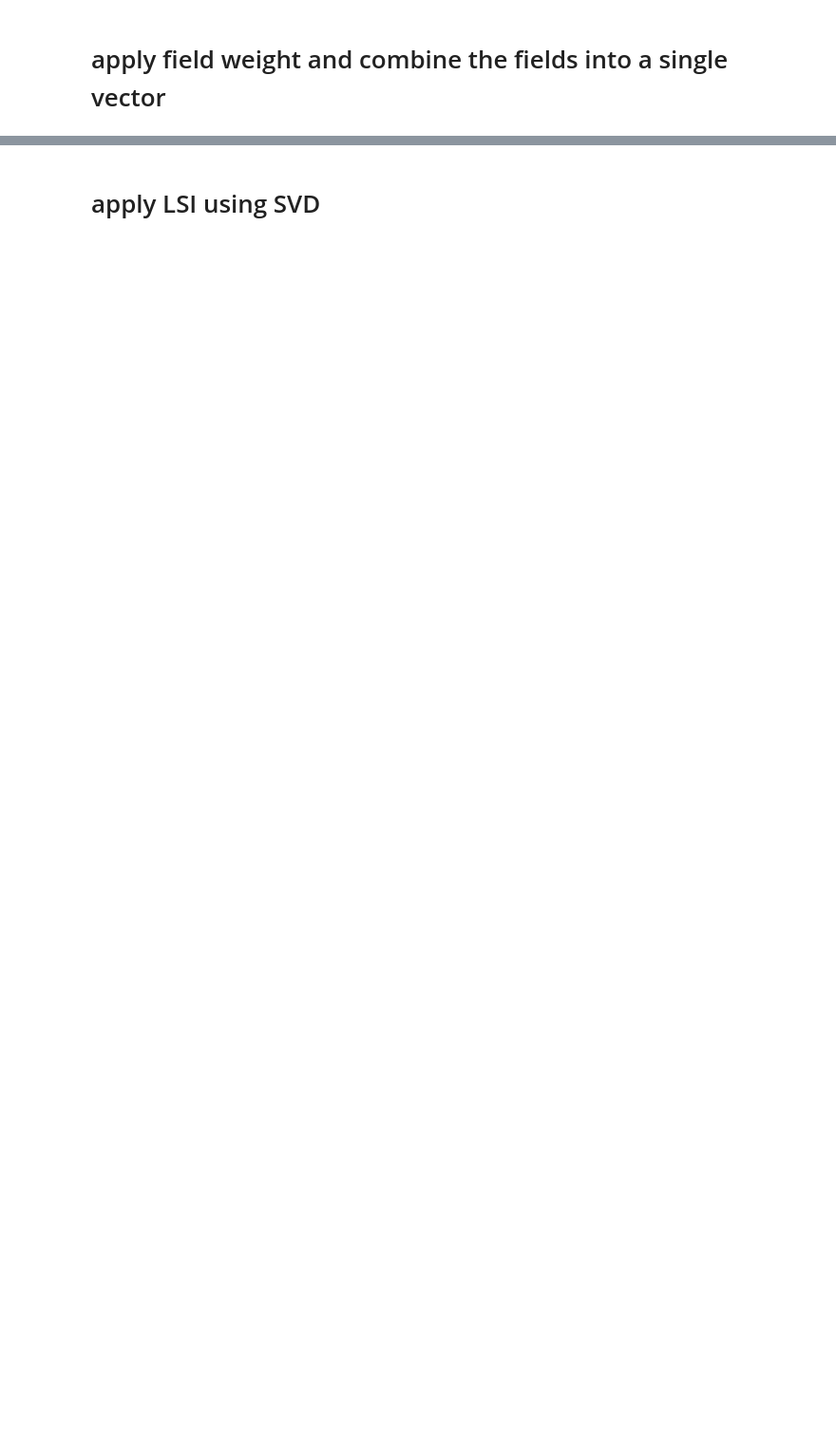
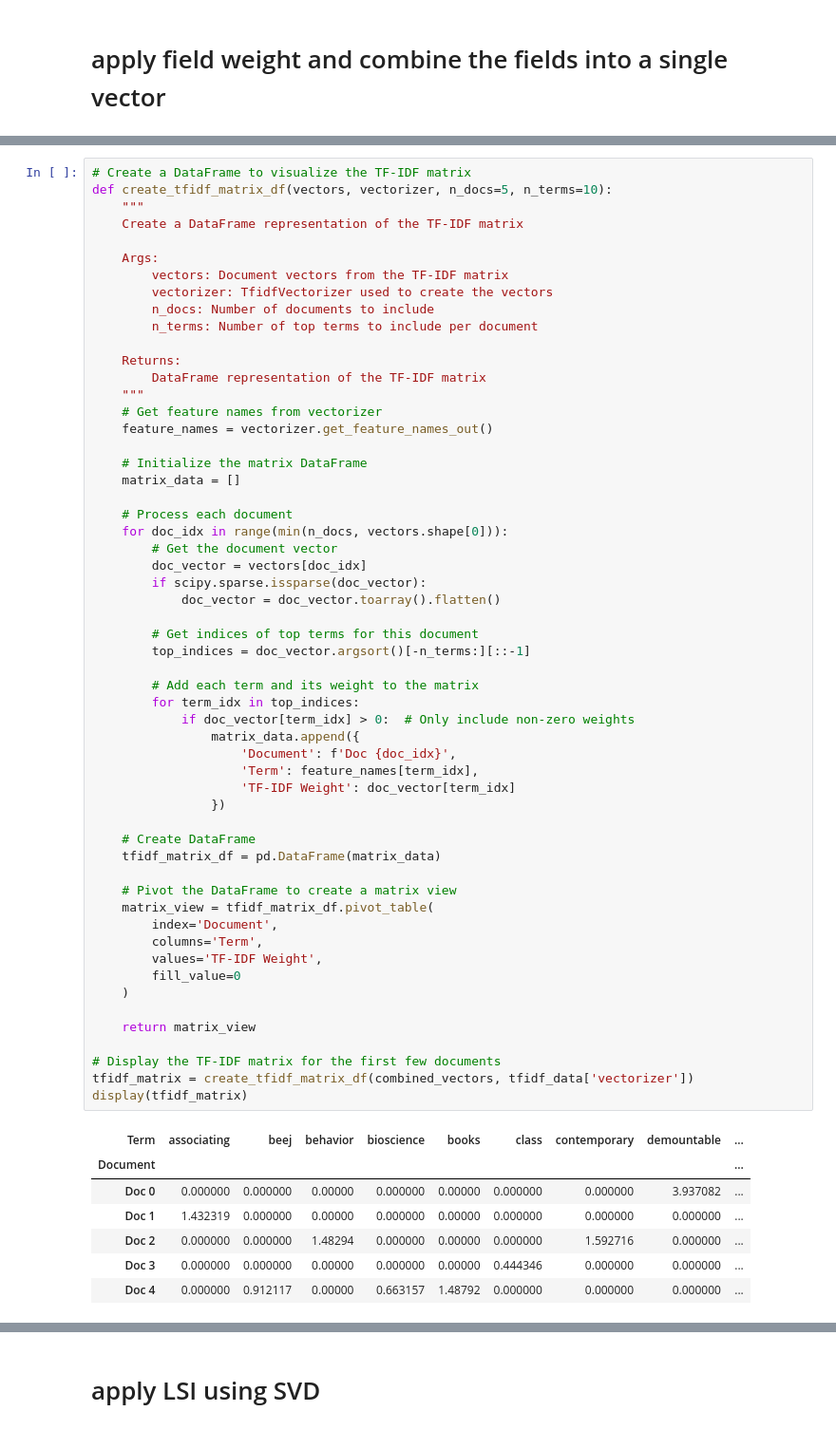
Before and after one commit to kasey-purvor/Latent_semantic_index_SearchEngine, a Jupyter notebook: data/notebook.ipynb, the cells around one changed output, grey strips where cells are left out. Shown at 95% size. Cells and saved outputs as stored; diff of their text form; blank space fills up the shorter version.

```diff
--- a/data/notebook.ipynb
+++ b/data/notebook.ipynb
@@ -551,0 +621,64 @@ demountable: 3.9371
+# %%
+# Create a DataFrame to visualize the TF-IDF matrix
+def create_tfidf_matrix_df(vectors, vectorizer, n_docs=5, n_terms=10):
+    """
+    Create a DataFrame representation of the TF-IDF matrix
+
+    Args:
+        vectors: Document vectors from the TF-IDF matrix
+        vectorizer: TfidfVectorizer used to create the vectors
+        n_docs: Number of documents to include
+        n_terms: Number of top terms to include per document
+
+    Returns:
+        DataFrame representation of the TF-IDF matrix
+    """
+    # Get feature names from vectorizer
+    feature_names = vectorizer.get_feature_names_out()
+
+    # Initialize the matrix DataFrame
+    matrix_data = []
+
+    # Process each document
+    for doc_idx in range(min(n_docs, vectors.shape[0])):
+        # Get the document vector
+        doc_vector = vectors[doc_idx]
+        if scipy.sparse.issparse(doc_vector):
+            doc_vector = doc_vector.toarray().flatten()
+
+        # Get indices of top terms for this document
+        top_indices = doc_vector.argsort()[-n_terms:][::-1]
+
+        # Add each term and its weight to the matrix
+        for term_idx in top_indices:
+            if doc_vector[term_idx] > 0:  # Only include non-zero weights
+                matrix_data.append({
+                    'Document': f'Doc {doc_idx}',
+                    'Term': feature_names[term_idx],
+                    'TF-IDF Weight': doc_vector[term_idx]
+                })
+
+    # Create DataFrame
+    tfidf_matrix_df = pd.DataFrame(matrix_data)
+
+    # Pivot the DataFrame to create a matrix view
+    matrix_view = tfidf_matrix_df.pivot_table(
+        index='Document',
+        columns='Term',
+        values='TF-IDF Weight',
+        fill_value=0
+    )
+
+    return matrix_view
+
+# Display the TF-IDF matrix for the first few documents
+tfidf_matrix = create_tfidf_matrix_df(combined_vectors, tfidf_data['vectorizer'])
+display(tfidf_matrix)
+# %% [output]
+| Term | associating | beej | behavior | bioscience | books | class | contemporary | demountable | ... |
+| Document |  |  |  |  |  |  |  |  | ... |
+| Doc 0 | 0.000000 | 0.000000 | 0.00000 | 0.000000 | 0.00000 | 0.000000 | 0.000000 | 3.937082 | ... |
+| Doc 1 | 1.432319 | 0.000000 | 0.00000 | 0.000000 | 0.00000 | 0.000000 | 0.000000 | 0.000000 | ... |
+| Doc 2 | 0.000000 | 0.000000 | 1.48294 | 0.000000 | 0.00000 | 0.000000 | 1.592716 | 0.000000 | ... |
+| Doc 3 | 0.000000 | 0.000000 | 0.00000 | 0.000000 | 0.00000 | 0.444346 | 0.000000 | 0.000000 | ... |
+| Doc 4 | 0.000000 | 0.912117 | 0.00000 | 0.663157 | 1.48792 | 0.000000 | 0.000000 | 0.000000 | ... |
```
Also changed, not shown: parts of 8 cells of this notebook, 4 other files.
